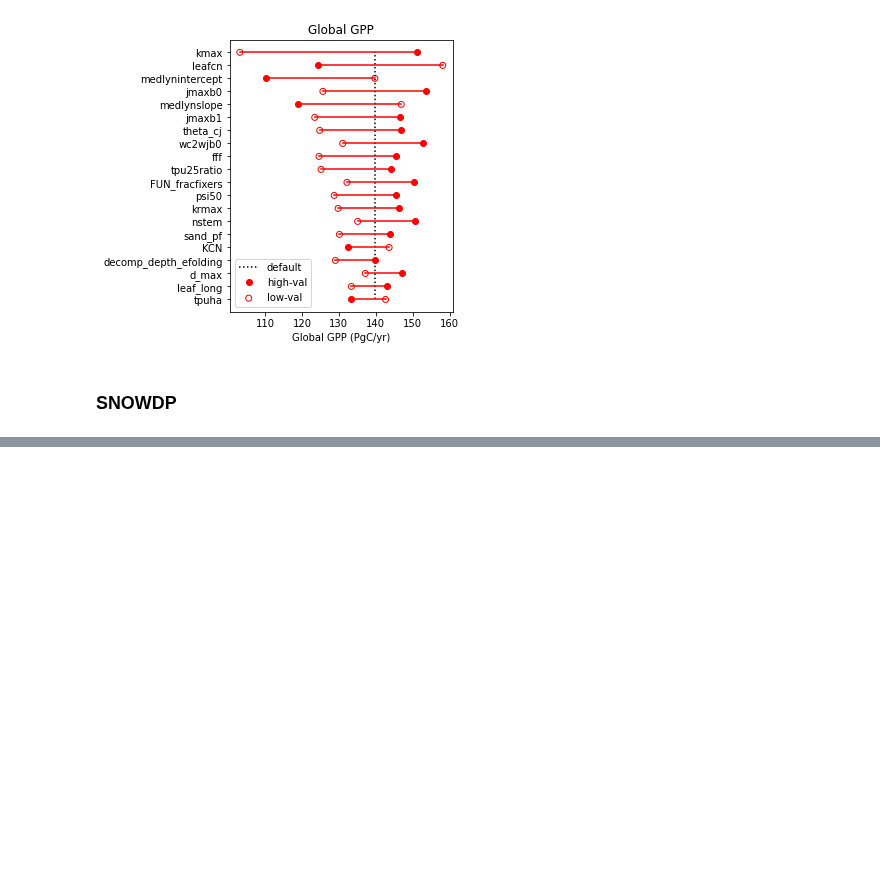
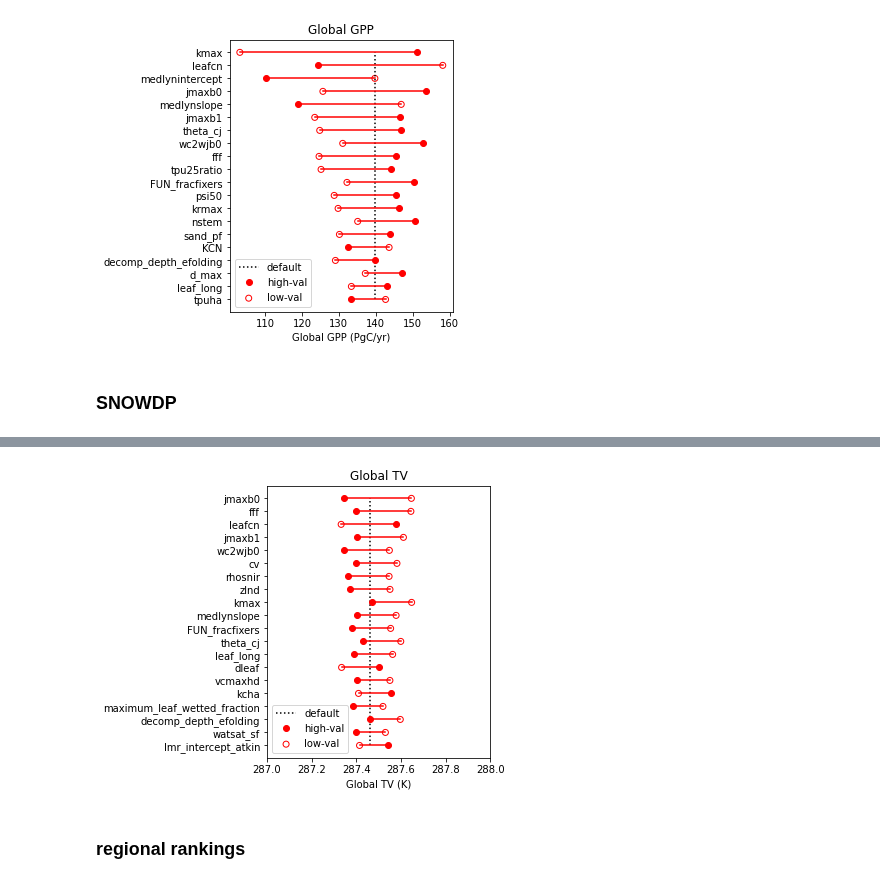
Before and after one commit to djk2120/CLM5PPE, a Jupyter notebook: pyth/rankings.ipynb, the cells around one changed output, grey strips where cells are left out. Saved outputs shown, nothing was run; the diff lists cells and outputs as text; code cells hidden in the pictures; blank space fills up the shorter version.

```diff
--- a/pyth/rankings.ipynb
+++ b/pyth/rankings.ipynb
@@ -294,0 +293,11 @@ plot20(gpp,20,'Global '+datavar)
+# %%
+datavar = 'TV'
+da,iav = calc_mean(ds,datavar,la,dim='gridcell')
+
+plt.figure(figsize=[4,5])
+plot20(da,20,'Global '+datavar)
+plt.xlim([287,288]);
+# %% [output]
+[figure, added]
+# %% [markdown]
+### regional rankings
```
Also changed, not shown: parts of 16 cells of this notebook, 1 other file.
